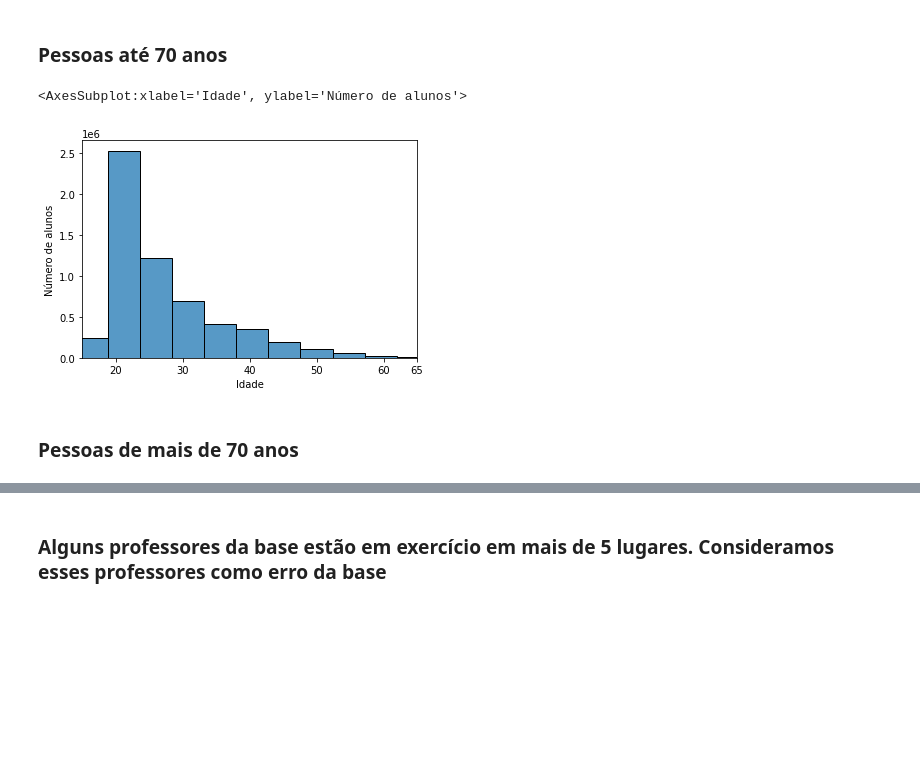
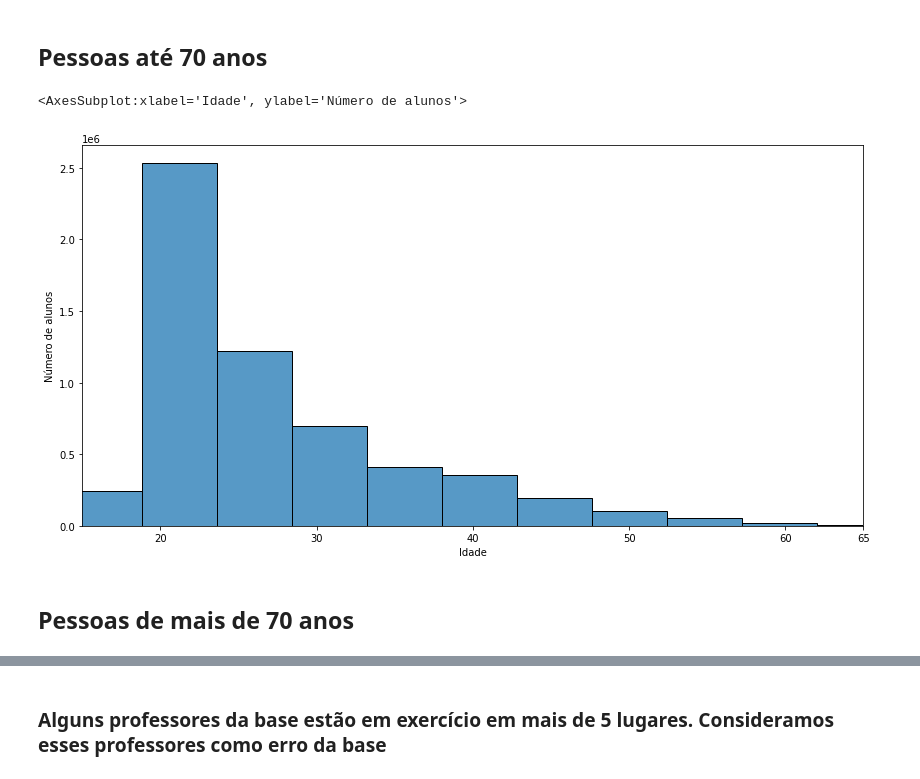
Before and after one commit to GabrielMoraisReis/TP-CDD, a Jupyter notebook: Parte3/Analytics.ipynb, the cells around one changed output, grey strips where cells are left out. Drawn from its saved outputs; the diff is of its cells as text; code cells hidden in the pictures; blank space fills up the shorter version.

```diff
--- a/Parte3/Analytics.ipynb
+++ b/Parte3/Analytics.ipynb
@@ -43,16 +43,17 @@ alunos = alunos[alunos['TP_SITUACAO'] == 2]
 # %% [markdown]
-### Pessoas até 70 anos
+## Pessoas até 70 anos
 # %%
 alunos_novos = alunos[alunos["NU_IDADE"] <= 70]
+plt.figure(figsize=(14,7))
 plt.xticks([0,10,20,30,40,50,60,65])
 plt.xlabel("Idade")
 plt.ylabel("Número de alunos")
 plt.xlim(15,65)
-sns.histplot(data=alunos, x="NU_IDADE", bins=20)
+sns.histplot(alunos, x="NU_IDADE", bins=20)
 # %% [output]
 <AxesSubplot:xlabel='Idade', ylabel='Número de alunos'>
-[figure, old version]
+[figure, new version]
 # %% [markdown]
-### Pessoas de mais de 70 anos
+## Pessoas de mais de 70 anos
 # %%
 alunos_idosos = alunos[alunos["NU_IDADE"] >= 70]
```
Also changed, not shown: parts of 17 cells of this notebook.
